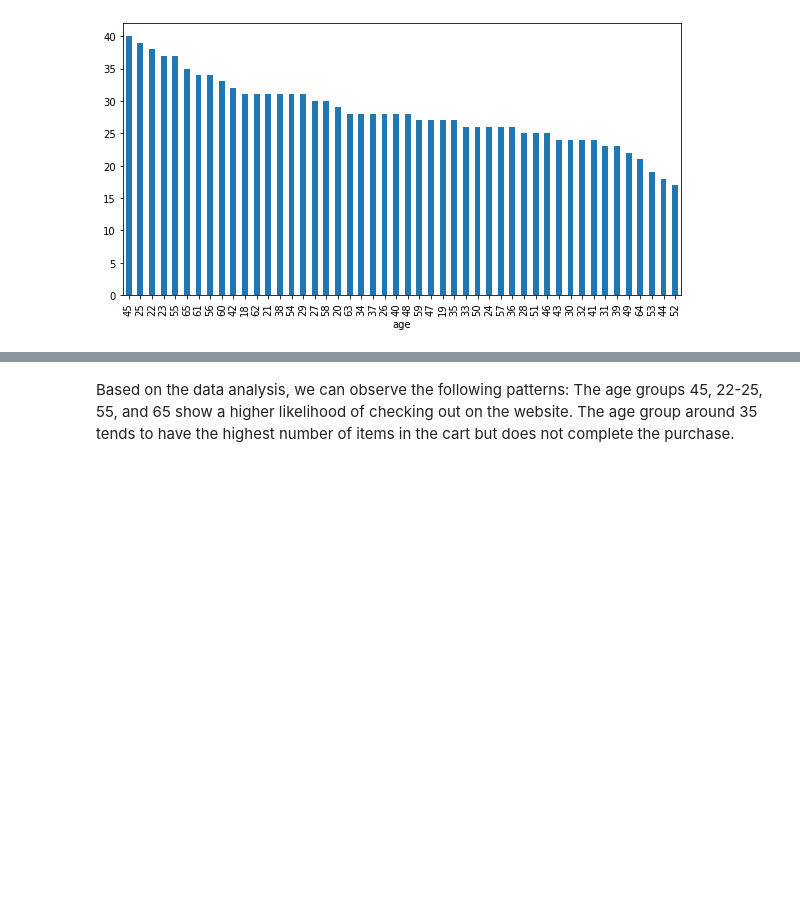
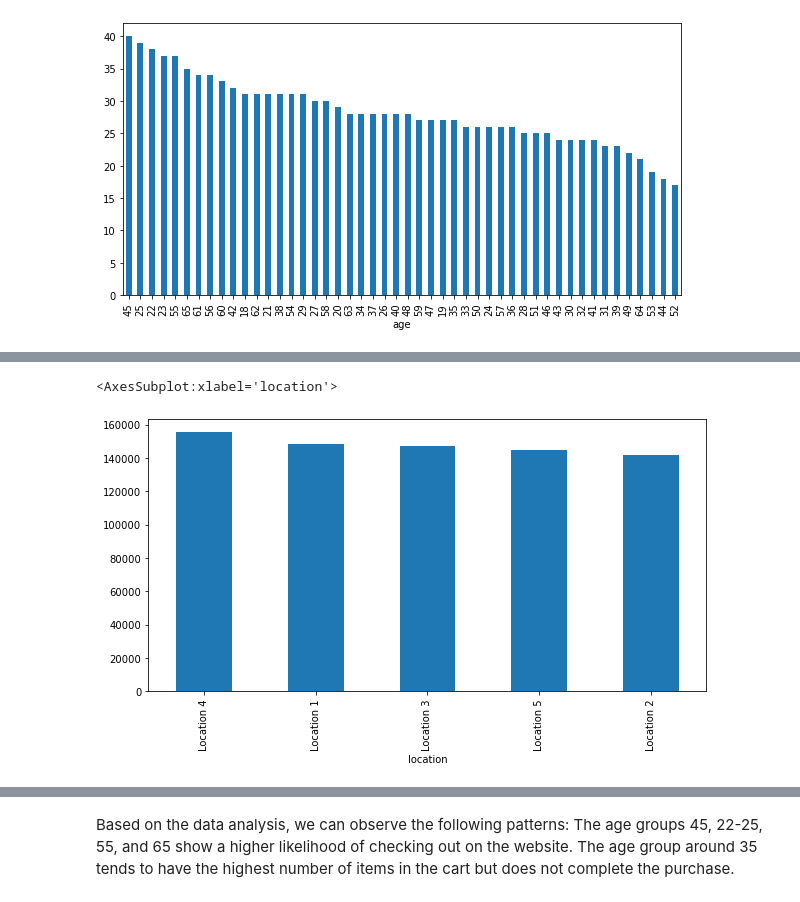
Before and after one commit to leningschulich/schulich_data_science, a Jupyter notebook: midterm.ipynb, the cells around one changed output, grey strips where cells are left out. Drawn from its saved outputs; the diff is of its cells as text; code cells hidden in the pictures; blank space fills up the shorter version.

```diff
--- a/midterm.ipynb
+++ b/midterm.ipynb
@@ -396,0 +402,5 @@ df.groupby('age')['checkout_status'].sum().sort_values(ascending=False).plot(kin
+# %%
+df.groupby('location')['cart_value'].sum().sort_values(ascending=False).plot(kind='bar', figsize=(10, 5))
+# %% [output]
+<AxesSubplot:xlabel='location'>
+[figure, added]
```
Also changed, not shown: parts of 6 cells of this notebook.
